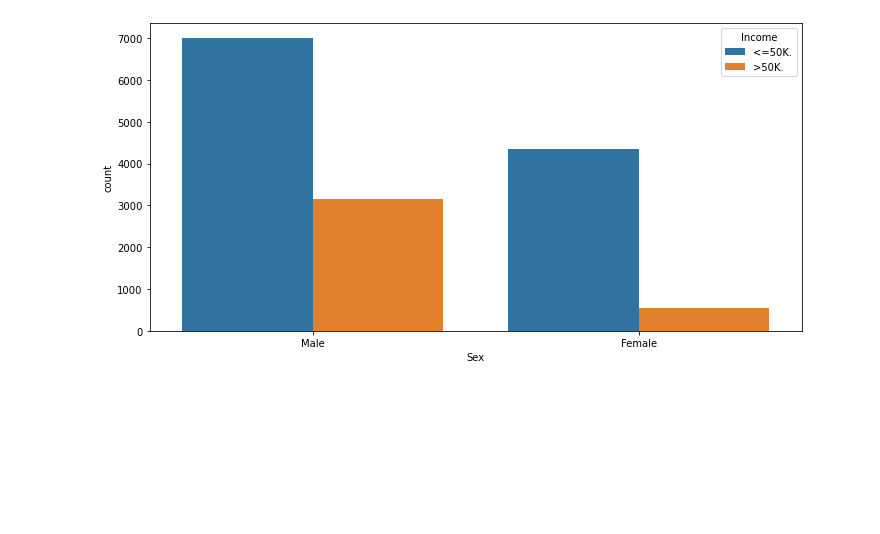
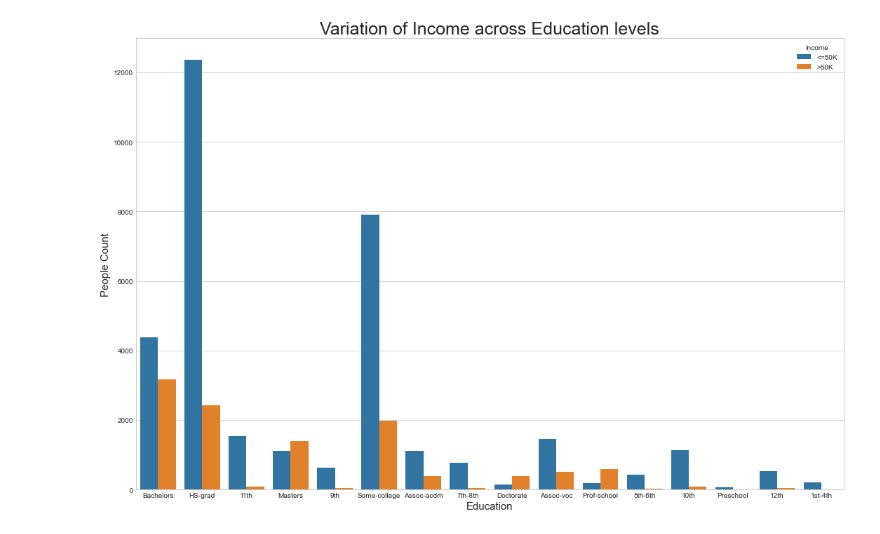
Before and after one commit to Abhik91/CSE578-Data-Visualization, a Jupyter notebook: IncomeAnalysis.ipynb, the cells around one changed output. Saved outputs shown, nothing was run; the diff lists cells and outputs as text; code cells hidden in the pictures; blank space fills up the shorter version.

Commit message:
Income w.r.t. Education and Sex

```diff
--- a/IncomeAnalysis.ipynb
+++ b/IncomeAnalysis.ipynb
@@ -150,0 +96,25 @@ plt.show()
+# %%
+def clean_data(data):
+    #Some Income values have a dot at the end,
+    #so removing them
+    data['Income'] = data['Income'].str.rstrip('.')
+
+    #Removing duplicates
+    data = data.drop_duplicates()
+
+    #Dropping rows where columns have '?'
+    data = data[~(data[['WorkClass', 'Occupation', 'NativeCountry']] == '?').any(axis = 1)]
+
+    #Dropping NaNs
+    #data = data.dropna()
+
+    return data
+# %%
+train_df = clean_data(train_data)
+#(train_df == '?').sum(axis=0)
+# %%
+test_df = clean_data(test_data)
+#(test_df == '?').sum(axis=0)
+# %%
+work_df = pd.concat([train_df, test_df])
+work_df.shape
@@ -151,9 +133,13 @@ plt.show()
 # %%
 import seaborn as sns
-plt.figure(figsize = (10, 5))
-sns.countplot(x = 'Sex', hue = 'Income', data = work_data)
+plt.style.use('seaborn-whitegrid')
+plt.figure(figsize = (15, 10))
+sns.countplot(x = 'Education', hue = 'Income', data = work_df)
+plt.title('Variation of Income across Education levels', size = 25)
+plt.xlabel('Education', size = 15)
+plt.ylabel('People Count', size = 15)
 plt.tight_layout()
-plt.show();
+plt.show()
 # %% [output]
-[figure, old version]
+[figure, new version]
 # %%
```
Also changed, not shown: parts of 25 cells of this notebook.
